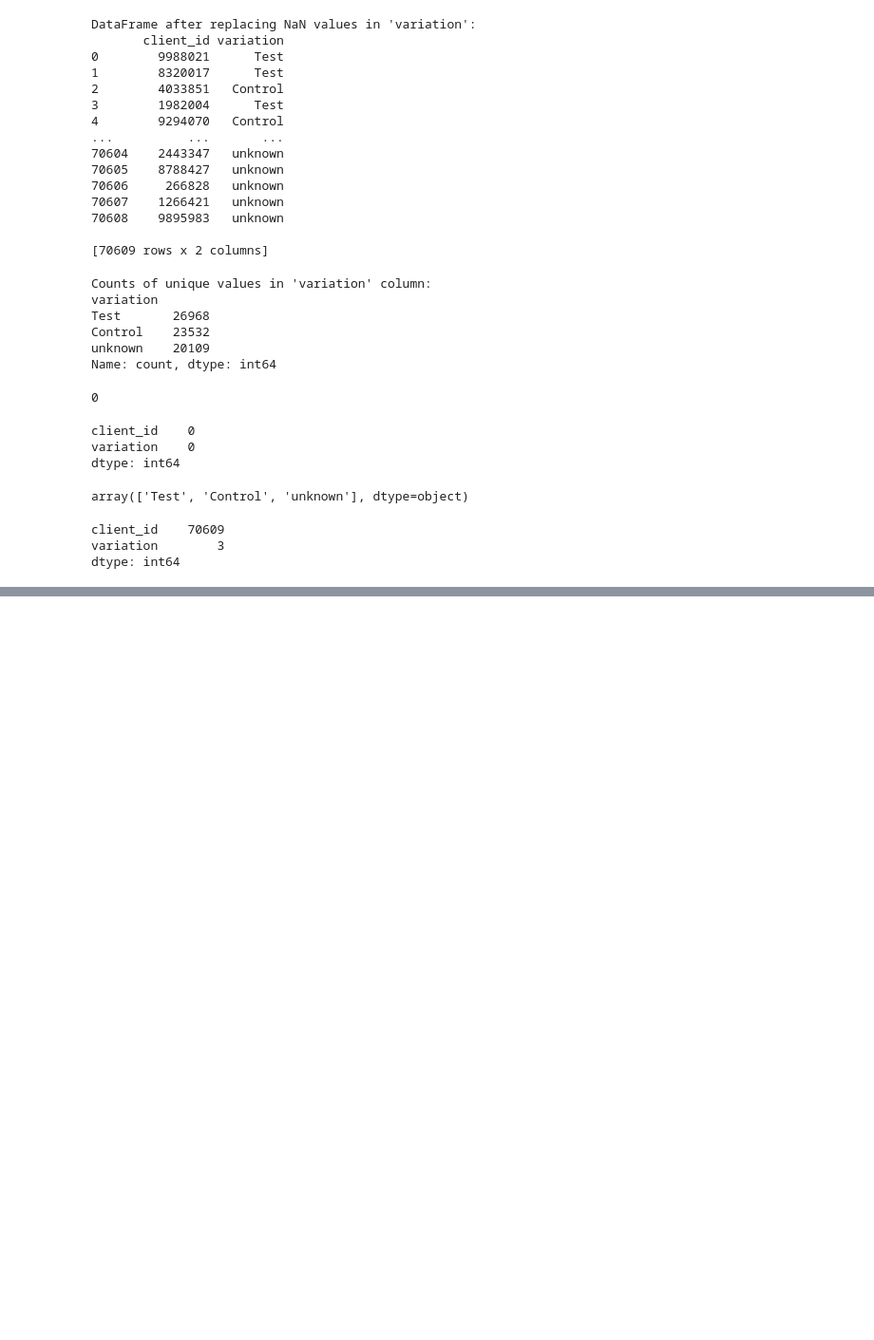
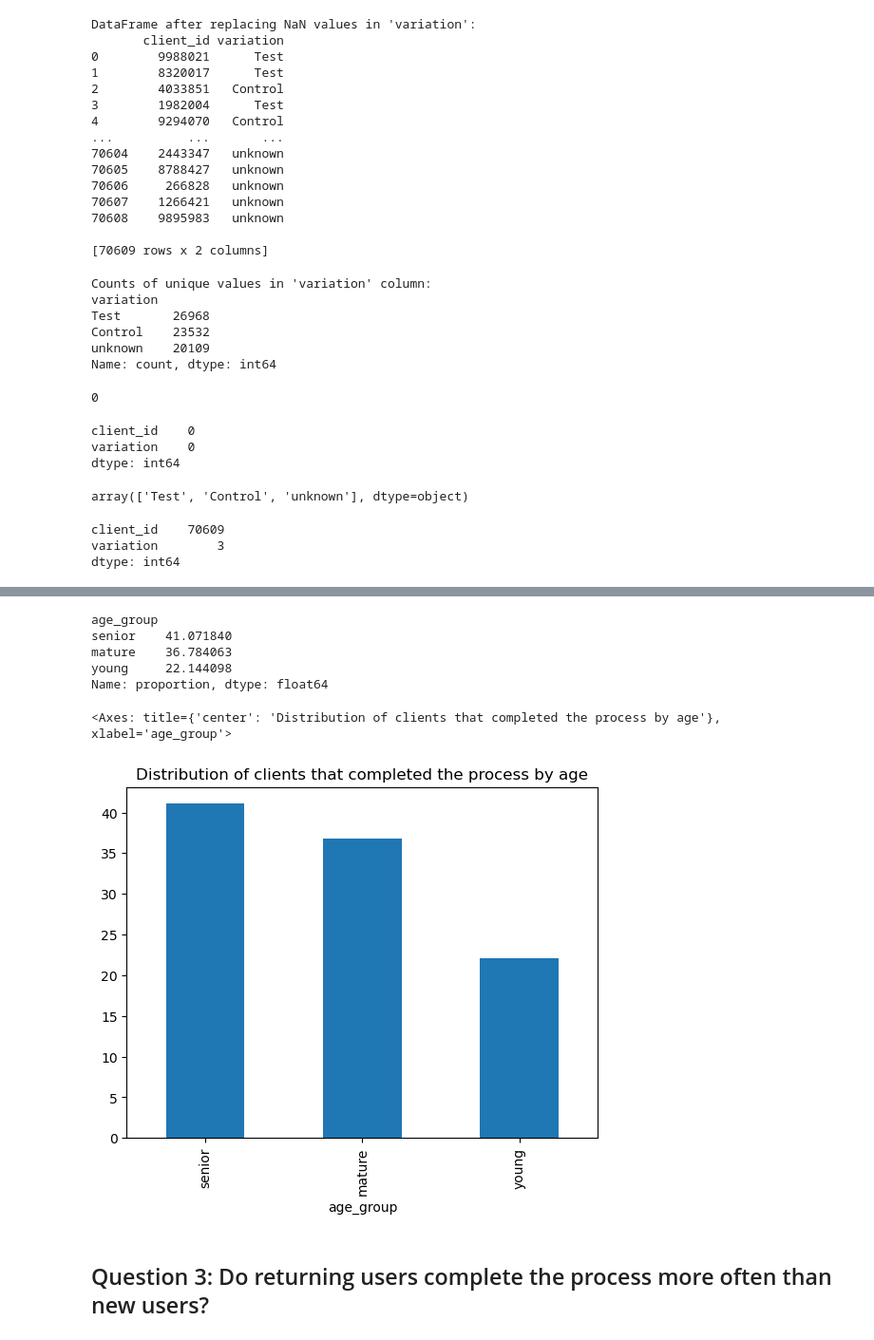
Before and after one commit to SofyMelvill/vanguard-ab-test, a Jupyter notebook: data_SA.ipynb, the cells around one changed output, grey strips where cells are left out. Shown: that part at 95% size. Cells and saved outputs as stored; diff of their text form; code cells hidden in the pictures; blank space fills up the shorter version.

```diff
--- a/data_SA.ipynb
+++ b/data_SA.ipynb
@@ -387,0 +578,3 @@ dtype: int64
+# %%
+merged_age_AB = pd.merge(merged_AB, df_clean, on="client_id", how="left")
+merged_age_AB
@@ -387,0 +601,3 @@ dtype: int64
+# %%
+confirmed_step = merged_age_AB[merged_age_AB["process_step"] == "confirm"]
+confirmed_step
@@ -387,0 +643,3 @@ dtype: int64
+# %%
+cleaned_confirmed = confirmed_step.drop_duplicates(subset=['client_id'])
+cleaned_confirmed
@@ -387,0 +660,16 @@ dtype: int64
+# %%
+by_age = cleaned_confirmed['age_group'].value_counts(normalize=True) * 100
+by_age
+# %% [output]
+age_group
+senior    41.071840
+mature    36.784063
+young     22.144098
+Name: proportion, dtype: float64
+# %%
+by_age.plot(kind="bar", title="Distribution of clients that completed the process by age")
+# %% [output]
+<Axes: title={'center': 'Distribution of clients that completed the process by age'}, xlabel='age_group'>
+[figure, added]
+# %% [markdown]
+## Question 3: Do returning users complete the process more often than new users?
```
Also changed, not shown: parts of 40 cells of this notebook, 1 other file.
